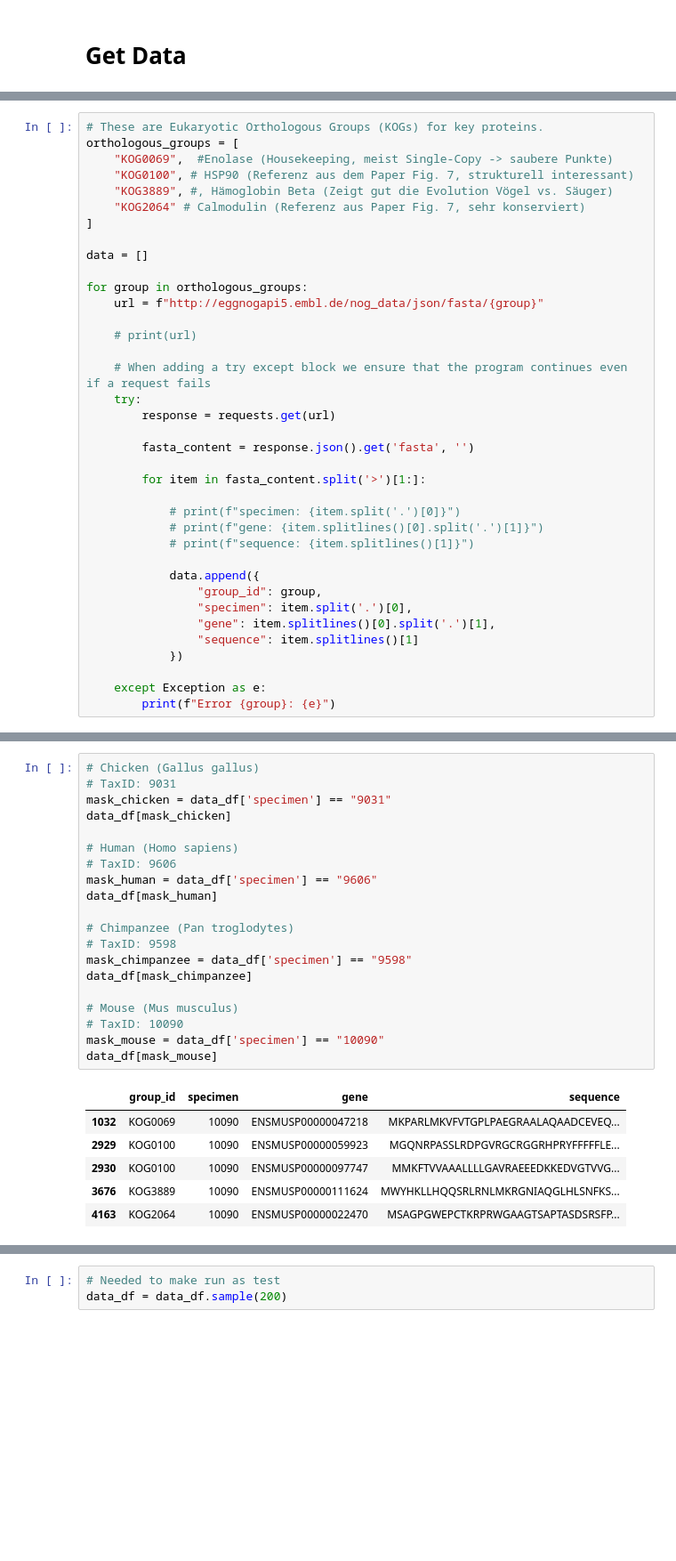
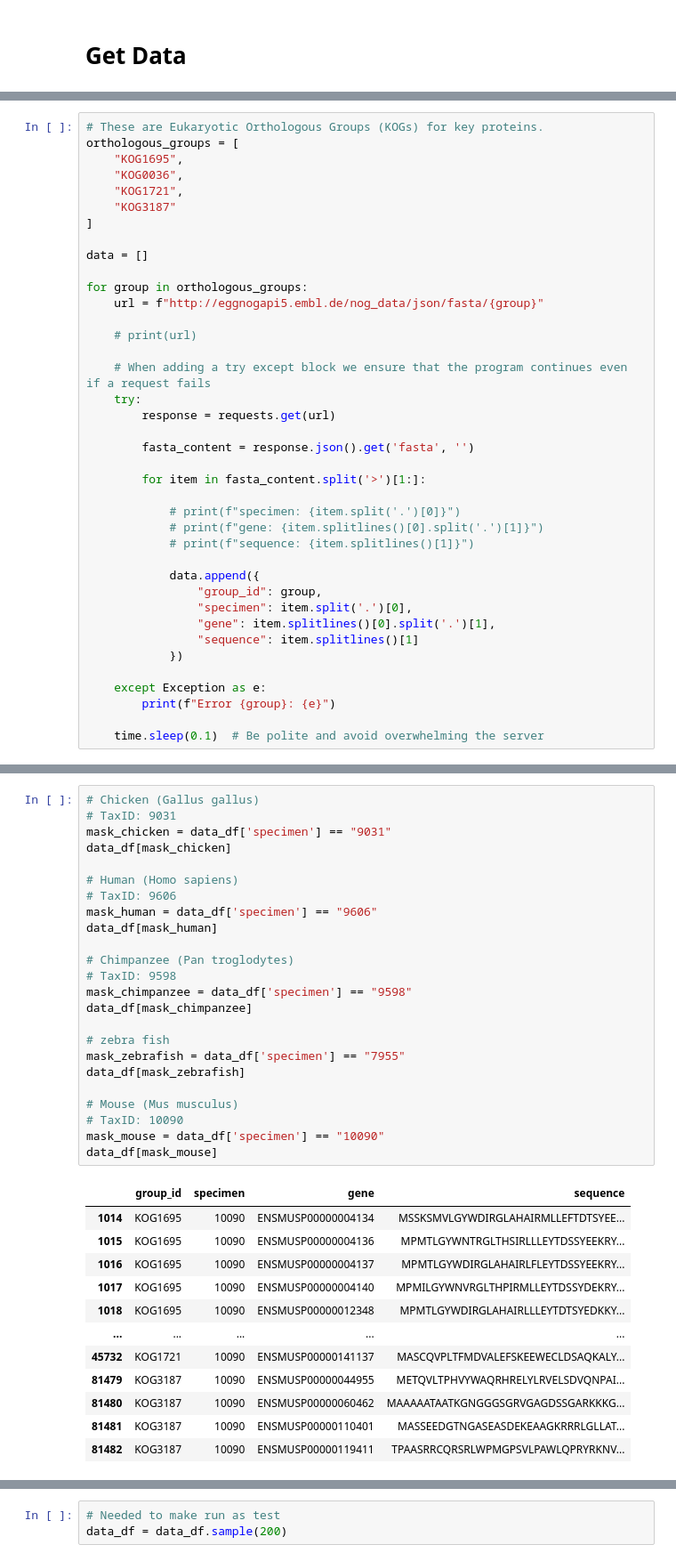
Before and after one commit to dgloukhman/unsupervised-learning-in-biology, a Jupyter notebook: experiments/Experiment_2.ipynb, the cells around one changed output, grey strips where cells are left out. Shown at 89% size. Drawn from its saved outputs; the diff is of its cells as text; blank space fills up the shorter version.

```diff
--- a/experiments/Experiment_2.ipynb
+++ b/experiments/Experiment_2.ipynb
@@ -40,10 +48,10 @@ if torch.cuda.is_available():
 # %%
 # These are Eukaryotic Orthologous Groups (KOGs) for key proteins.
 orthologous_groups = [
-    "KOG0069",  #Enolase (Housekeeping, meist Single-Copy -> saubere Punkte)
-    "KOG0100", # HSP90 (Referenz aus dem Paper Fig. 7, strukturell interessant)
-    "KOG3889", #, Hämoglobin Beta (Zeigt gut die Evolution Vögel vs. Säuger)
-    "KOG2064" # Calmodulin (Referenz aus Paper Fig. 7, sehr konserviert)
+    "KOG1695",
+    "KOG0036",
+    "KOG1721",
+    "KOG3187"
 ]
 
 data = []
@@ -74,6 +82,8 @@ for group in orthologous_groups:
 
     except Exception as e:
         print(f"Error {group}: {e}")
+
+    time.sleep(0.1)  # Be polite and avoid overwhelming the server
 # %%
 data_df= pd.DataFrame(data)
 print(data_df.info())
@@ -100,27 +110,37 @@ None
 # %%
 # Chicken (Gallus gallus)
 # TaxID: 9031
 mask_chicken = data_df['specimen'] == "9031"
 data_df[mask_chicken]
 
 # Human (Homo sapiens)
 # TaxID: 9606
 mask_human = data_df['specimen'] == "9606"
 data_df[mask_human]
 
 # Chimpanzee (Pan troglodytes)
 # TaxID: 9598
 mask_chimpanzee = data_df['specimen'] == "9598"
 data_df[mask_chimpanzee]
 
+# zebra fish
+mask_zebrafish = data_df['specimen'] == "7955"
+data_df[mask_zebrafish]
+
 # Mouse (Mus musculus)
 # TaxID: 10090
 mask_mouse = data_df['specimen'] == "10090"
 data_df[mask_mouse]
 # %% [output]
 |  | group_id | specimen | gene | sequence |
-| 1032 | KOG0069 | 10090 | ENSMUSP00000047218 | MKPARLMKVFVTGPLPAEGRAALAQAADCEVEQ... |
-| 2929 | KOG0100 | 10090 | ENSMUSP00000059923 | MGQNRPASSLRDPGVRGCRGGRHPRYFFFFFLE... |
-| 2930 | KOG0100 | 10090 | ENSMUSP00000097747 | MMKFTVVAAALLLLGAVRAEEEDKKEDVGTVVG... |
-| 3676 | KOG3889 | 10090 | ENSMUSP00000111624 | MWYHKLLHQQSRLRNLMKRGNIAQGLHLSNFKS... |
-| 4163 | KOG2064 | 10090 | ENSMUSP00000022470 | MSAGPGWEPCTKRPRWGAAGTSAPTASDSRSFP... |
+| 1014 | KOG1695 | 10090 | ENSMUSP00000004134 | MSSKSMVLGYWDIRGLAHAIRMLLEFTDTSYEE... |
+| 1015 | KOG1695 | 10090 | ENSMUSP00000004136 | MPMTLGYWNTRGLTHSIRLLLEYTDSSYEEKRY... |
+| 1016 | KOG1695 | 10090 | ENSMUSP00000004137 | MPMTLGYWDIRGLAHAIRLFLEYTDSSYEEKRY... |
+| 1017 | KOG1695 | 10090 | ENSMUSP00000004140 | MPMILGYWNVRGLTHPIRMLLEYTDSSYDEKRY... |
+| 1018 | KOG1695 | 10090 | ENSMUSP00000012348 | MPMTLGYWDIRGLAHAIRLLLEYTDTSYEDKKY... |
+| ... | ... | ... | ... | ... |
+| 45732 | KOG1721 | 10090 | ENSMUSP00000141137 | MASCQVPLTFMDVALEFSKEEWECLDSAQKALY... |
+| 81479 | KOG3187 | 10090 | ENSMUSP00000044955 | METQVLTPHVYWAQRHRELYLRVELSDVQNPAI... |
+| 81480 | KOG3187 | 10090 | ENSMUSP00000060462 | MAAAAATAATKGNGGGSGRVGAGDSSGARKKKG... |
+| 81481 | KOG3187 | 10090 | ENSMUSP00000110401 | MASSEEDGTNGASEASDEKEAAGKRRRLGLLAT... |
+| 81482 | KOG3187 | 10090 | ENSMUSP00000119411 | TPAASRRCQRSRLWPMGPSVLPAWLQPRYRKNV... |
```
Also changed, not shown: parts of 16 cells of this notebook, 5 other files.
